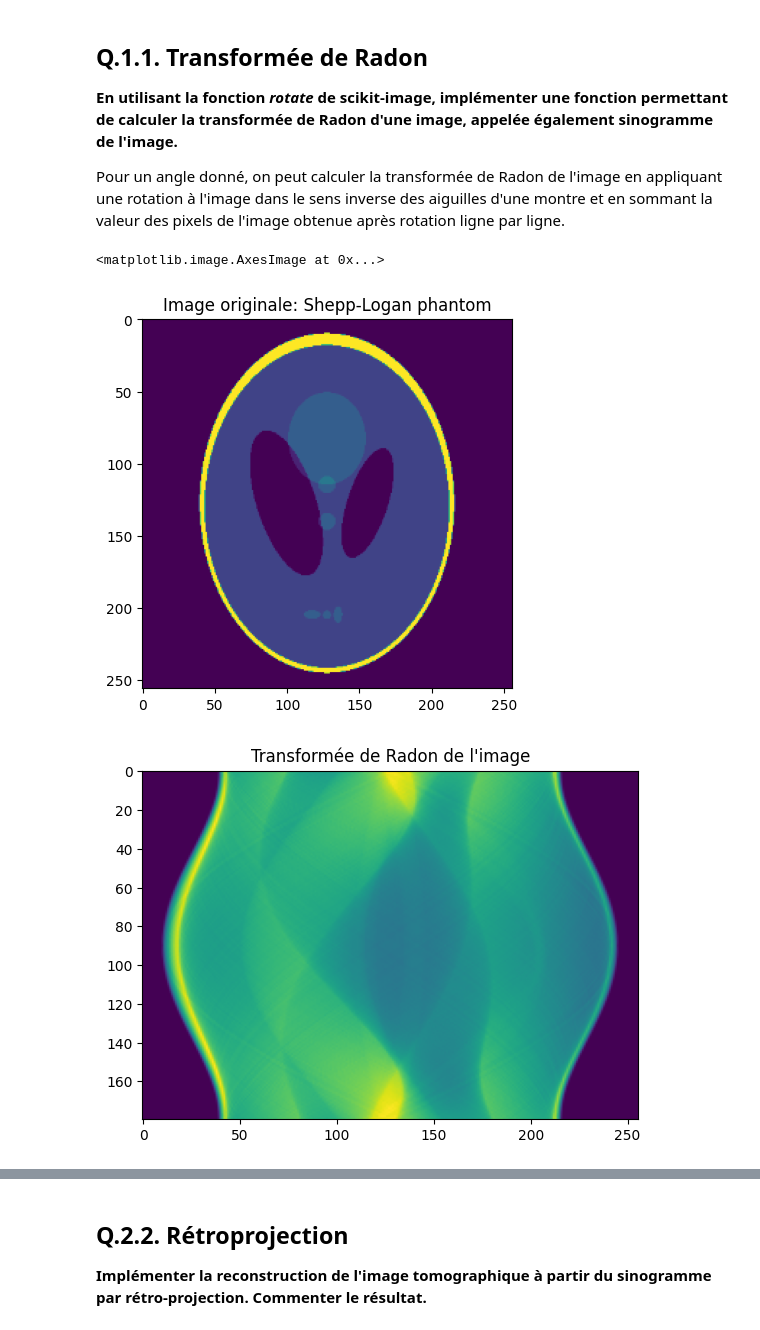
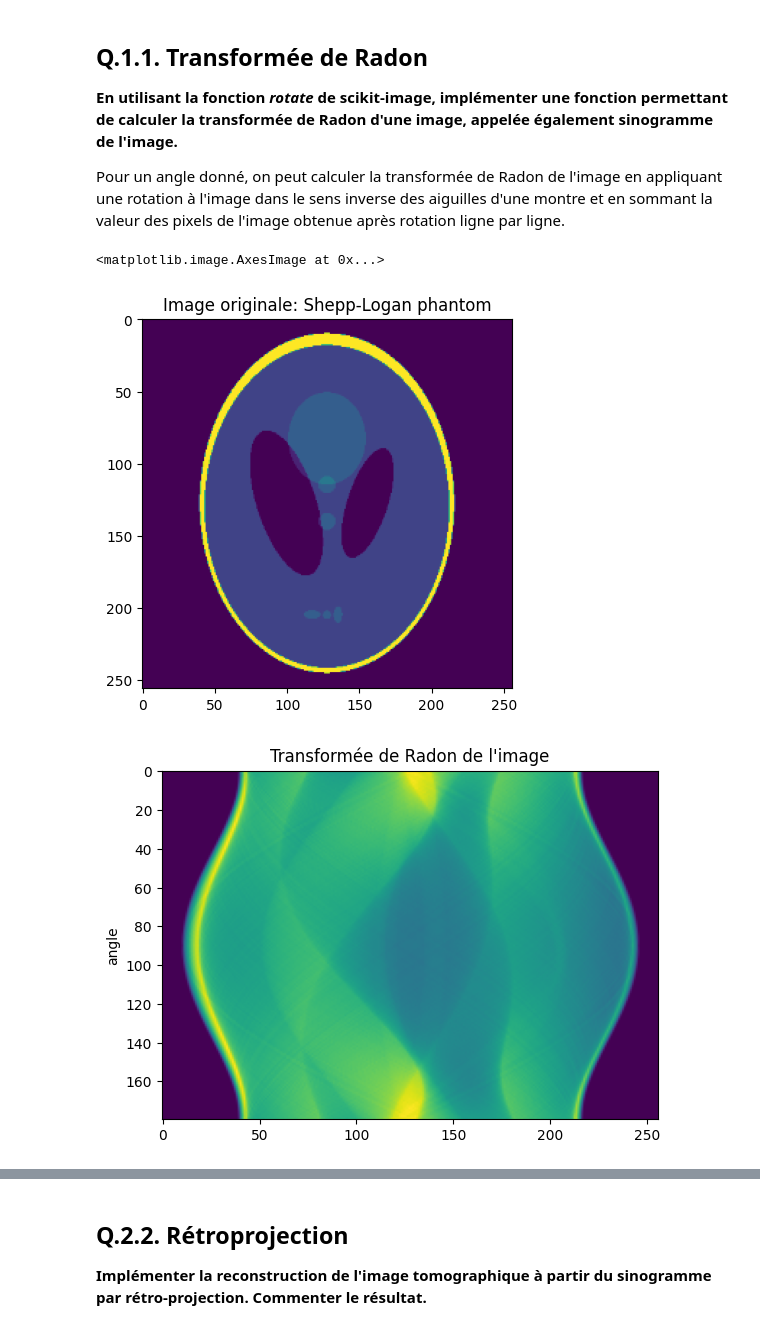
Before and after one commit to anaiscorbiere03/projet_maths, a Jupyter notebook: X-Ray Tomography.ipynb, the cells around one changed output, grey strips where cells are left out. Drawn from its saved outputs; the diff is of its cells as text; code cells hidden in the pictures.

```diff
--- a/X-Ray Tomography.ipynb
+++ b/X-Ray Tomography.ipynb
@@ -54,14 +54,15 @@ sinogram = radon_transform(image, theta=theta)
 # %%
 # Display the original image along with its sinogram
 plt.title("Image originale: Shepp-Logan phantom")
 plt.imshow(image)
 plt.figure()
 plt.title("Transformée de Radon de l'image")
+plt.ylabel("angle")
 plt.imshow(sinogram)
 # %% [output]
 <matplotlib.image.AxesImage at 0x...>
 [figure]
-[figure, old version]
+[figure, new version]
 # %% [markdown]
 ## Q.1.2.
 
```
Also changed, not shown: parts of 1 cell of this notebook.
